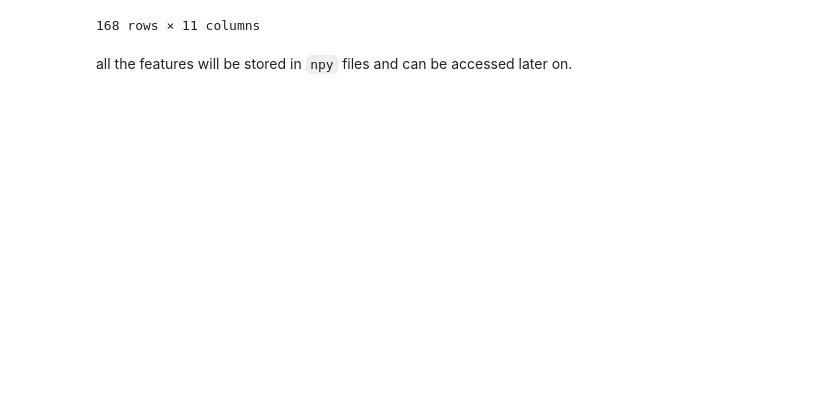
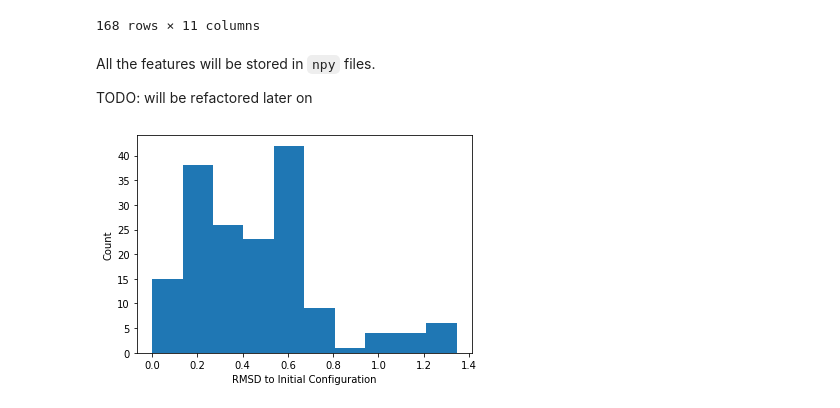
Before and after one commit to yuxuanzhuang/ENPMDA, a Jupyter notebook: docs/source/examples/examples.ipynb, the cells around one changed output. Cells and saved outputs as stored; diff of their text form; code cells hidden in the pictures; blank space fills up the shorter version.

```diff
--- a/docs/source/examples/examples.ipynb
+++ b/docs/source/examples/examples.ipynb
@@ -27,7 +31,7 @@ traj_ensembles = TrajectoryEnsemble(ensemble_name=tempdir + '/test_ensemble',
                                     topology_list=ensemble_ala_top,
                                     trajectory_list=ensemble_ala_traj,
                                     tpr_list=ensemble_ala_tpr,
-                                    updating=True,
+                                    updating=False,
                                     only_raw=False)
 # %% [output]
 dask finished
@@ -92,4 +104,20 @@ md_dataframe.dataframe
 | 167 | /nethome/yzhuang/git_repo/ENPMDA/... | /nethome/yzhuang/git_repo/ENPMDA/... | 7 | /nethome/yzhuang/git_repo/ENPMDA/... | 20 | 40.0 | 1 | /nethome/yzhuang/git_repo/ENPMDA/... | /nethome/yzhuang/git_repo/ENPMDA/... | ... |
 168 rows × 11 columns
 # %% [markdown]
-all the features will be stored in `npy` files and can be accessed later on.
+All the features will be stored in `npy` files.
+
+TODO: will be refactored later on
+# %%
+feature = 'rmsd_to_init'
+raw_data = np.concatenate([np.load(location,
+                                   allow_pickle=True)
+            for location, df in md_dataframe.dataframe.groupby(feature,
+            sort=False)])
+# %%
+import matplotlib.pyplot as plt
+plt.hist(raw_data)
+plt.xlabel('RMSD to Initial Configuration')
+plt.ylabel('Count')
+plt.show()
+# %% [output]
+[figure, added]
```
Also changed, not shown: parts of 9 cells of this notebook, 2 other files.
